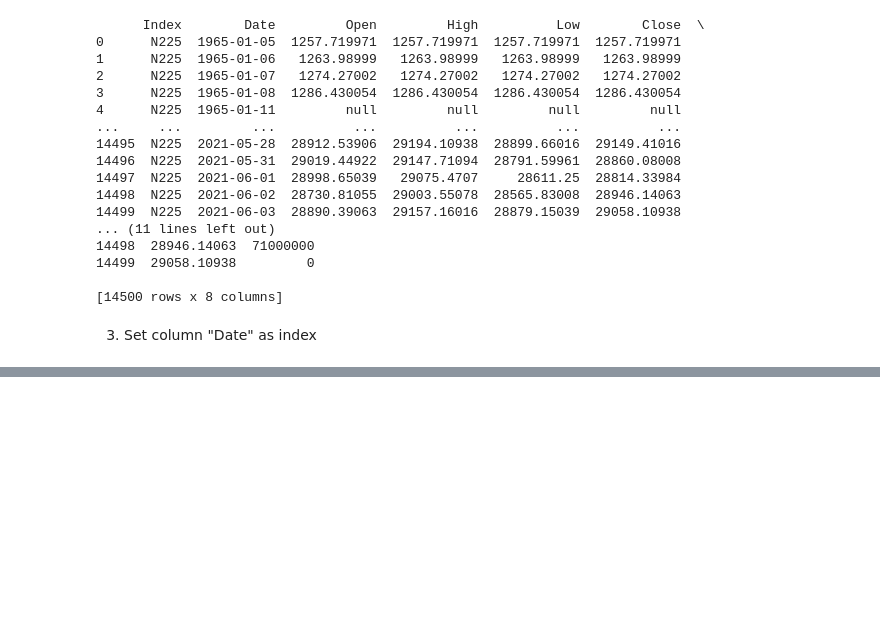
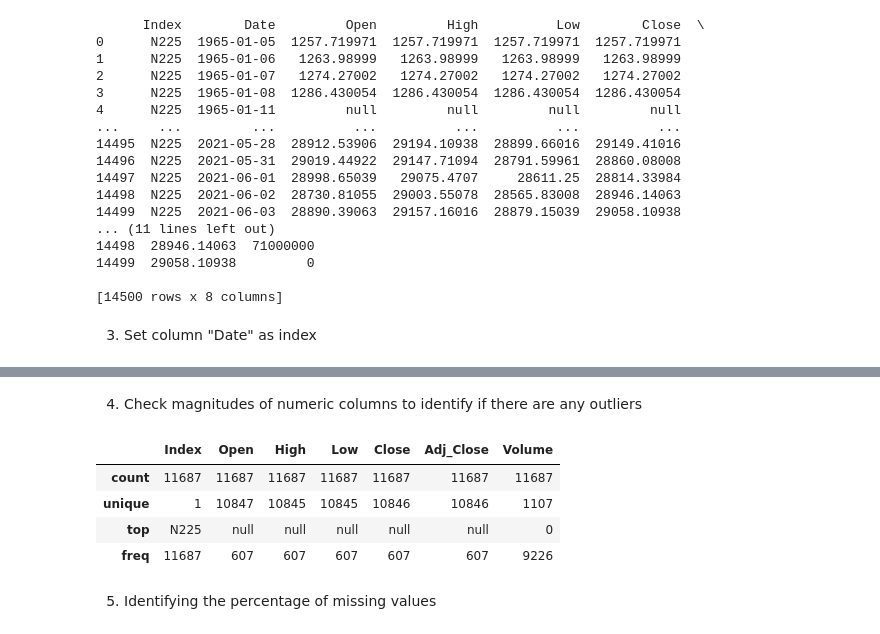
Before and after one commit to SeanEwanDalton/Data-Analytics_Stock_Exchange_Python, a Jupyter notebook: Stock_Analysis_with_Python.ipynb, the cells around one changed output, grey strips where cells are left out. Cells and saved outputs as stored; diff of their text form; code cells hidden in the pictures; blank space fills up the shorter version.

```diff
--- a/Stock_Analysis_with_Python.ipynb
+++ b/Stock_Analysis_with_Python.ipynb
@@ -65,0 +195,12 @@ To conclude, N225's stock value has fluctuated over the 10 year period! If only
+# %% [markdown]
+4. Check magnitudes of numeric columns to identify if there are any outliers
+# %%
+df_new_stock.describe(include = "all")
+# %% [output]
+|  | Index | Open | High | Low | Close | Adj_Close | Volume |
+| count | 11687 | 11687 | 11687 | 11687 | 11687 | 11687 | 11687 |
+| unique | 1 | 10847 | 10845 | 10845 | 10846 | 10846 | 1107 |
+| top | N225 | null | null | null | null | null | 0 |
+| freq | 11687 | 607 | 607 | 607 | 607 | 607 | 9226 |
+# %% [markdown]
+5. Identifying the percentage of missing values
```
Also changed, not shown: parts of 43 cells of this notebook.
